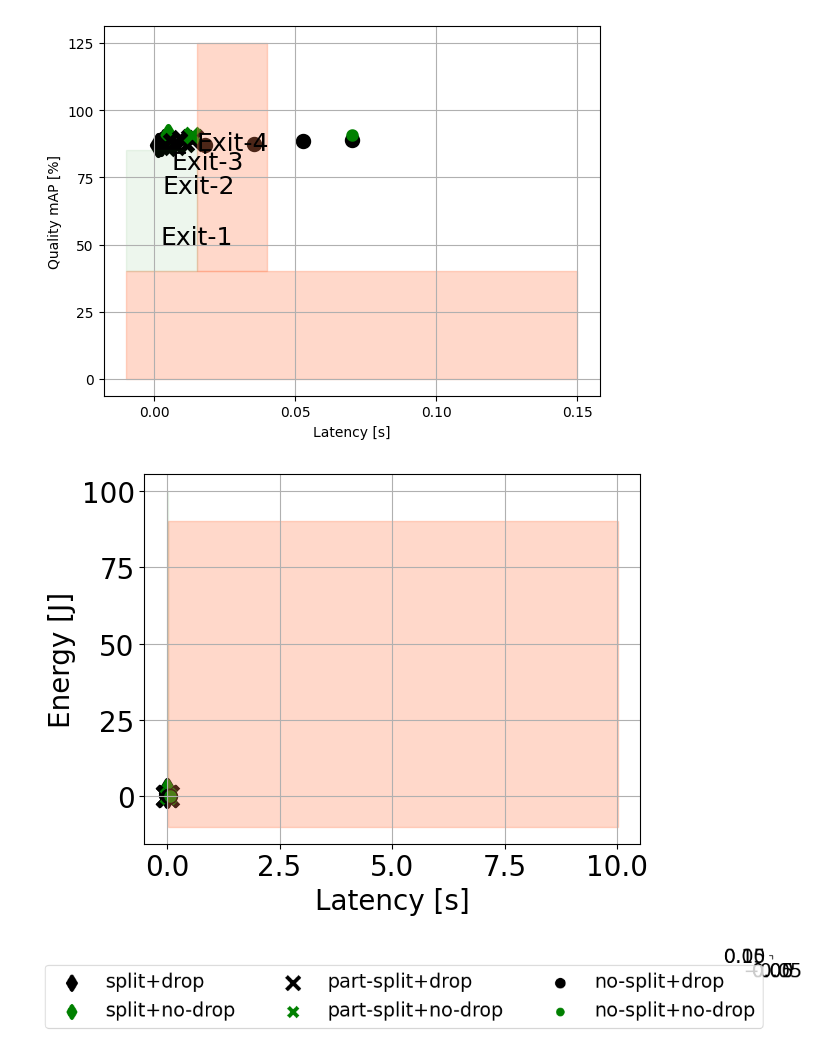
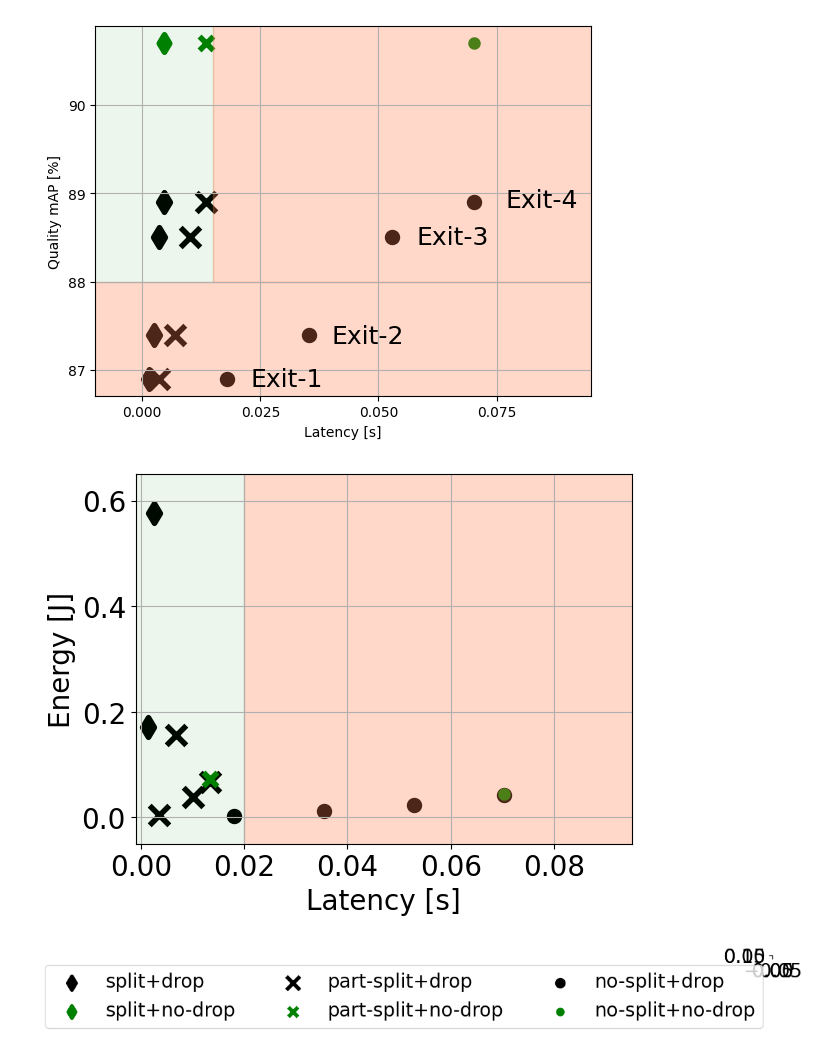
Before and after one commit to chetna-iitd/chiplet_scheduling, a Jupyter notebook: results_LGVit_HW1.ipynb, the cells around one changed output. Saved outputs shown, nothing was run; the diff lists cells and outputs as text; code cells hidden in the pictures.

```diff
--- a/results_LGVit_HW1.ipynb
+++ b/results_LGVit_HW1.ipynb
@@ -60,44 +60,44 @@ energy2_=np.array([23933557/50000])
 energy3_=np.array([31387.134/50000])
 acc=np.array([90.7])
 
 
 fig, ax=plt.subplots()
+plt.scatter(xpoints_1, ypoints_accx, s=200, marker='x', color='k', linewidth=4)
+plt.scatter(latency1, acc, s=100, marker='x', color='g', linewidth=4)
 plt.scatter(xpoints_2, ypoints_accx, s=100, marker='d', color='k', linewidth=4)
 plt.scatter(latency2, acc, s=80, marker='d', color='g', linewidth=4)
-plt.scatter(xpoints_1, ypoints_accx, s=200, marker='x', color='k', linewidth=4)
-plt.scatter(latency1, acc, s=100, marker='x', color='g', linewidth=4)
 plt.scatter(xpoints_3, ypoints_accx, s=200, marker='.', color='k', linewidth=4)
 plt.scatter(latency3, acc, s=100, marker='.', color='g', linewidth=4)
 
-plt.text(200000000/100000000000, 50, 'Exit-1', fontsize = 18)
-plt.text(300000000/100000000000, 69, 'Exit-2', fontsize = 18)
-plt.text(600000000/100000000000, 78, 'Exit-3', fontsize = 18)
-plt.text(1500000000/100000000000, 85, 'Exit-4', fontsize = 18)
+plt.text(0.023, 86.82, 'Exit-1', fontsize = 18)
+plt.text(0.04, 87.3, 'Exit-2', fontsize = 18)
+plt.text(0.058, 88.43, 'Exit-3', fontsize = 18)
+plt.text(0.077, 88.84, 'Exit-4', fontsize = 18)
 plt.xlabel('Latency [s]')
 plt.ylabel('Quality mAP [%]')
 COLOR1 = 'black'
 plt.rcParams['text.color'] = COLOR1
 plt.rcParams['axes.labelcolor'] = COLOR1
 plt.rcParams['xtick.color'] = COLOR1
 plt.rcParams['ytick.color'] = COLOR1
 plt.rcParams['figure.facecolor'] = 'white'
 # plt.ylim(0,85)
-# plt.xlim(-10000000/100000000000,3000000000/100000000000)
-rect=plt.Rectangle(xy=(15000000000/1000000000000,40), width=25000000000/1000000000000, height=85, color='coral',alpha=0.3 )
-rect1=plt.Rectangle(xy=(-1000000000/100000000000,0), width=16000000000/100000000000, height=40, color='coral',alpha=0.3 )
-rect2=plt.Rectangle(xy=(-1000000000/100000000000,40), width=25000000000/1000000000000, height=45, color='green',alpha=0.07 )
+plt.xlim(-0.01, 0.095)
+rect=plt.Rectangle(xy=(15000000000/1000000000000,88), width=10, height=85, color='coral',alpha=0.3 )
+rect1=plt.Rectangle(xy=(-1000000000/100000000000,48), width=10, height=40, color='coral',alpha=0.3 )
+rect2=plt.Rectangle(xy=(-1000000000/100000000000,88), width=0.025, height=45, color='green',alpha=0.07 )
 ax.add_patch(rect)
 ax.add_patch(rect1)
 ax.add_patch(rect2)
 #plt.fill_between(range(len(s)), min(s), max(s), where=(s < 1.25) & (s > 0.75), alpha=0.5)
 #plt.legend(["split+drop" , "split+no-drop", "part-split+drop" , "part-split+no-drop","no-split+drop" , "no-split+no-drop"], ncol = 1 , bbox_to_anchor = (1.05 , 0.9), frameon=False)#loc = "lower right")
 plt.grid()
 plt.rcParams.update({'font.size': 20})
 plt.savefig('qual_lat_alex_hw1.pdf',bbox_inches='tight')
 plt.show()
 plt.close()
 # %% [output]
-[figure, old version]
+[figure, new version]
 # %%
 import matplotlib.pyplot as plt
 import numpy as np
@@ -118,11 +118,14 @@ plt.scatter(xpoints_1, energy1_all, s=200, marker='x', color='k', linewidth=4)
 plt.scatter(latency1, energy1, s=100, marker='x', color='g', linewidth=4)
 plt.scatter(xpoints_3, energy3_all, s=200, marker='.', color='k', linewidth=4)
 plt.scatter(latency3, energy3, s=100, marker='.', color='g', linewidth=4)
-rect=plt.Rectangle(xy=(0.015,-10), width=10, height=100, color='coral',alpha=0.3 )
+rect=plt.Rectangle(xy=(0.02,-10), width=10, height=100, color='coral',alpha=0.3 )
 ax.add_patch(rect)
-rect2=plt.Rectangle(xy=(-1000000/100000000000,-30000/10000000), width=0.015, height=100, color='green',alpha=0.07 )
+rect2=plt.Rectangle(xy=(-0.001,-1), width=0.021, height=100, color='green',alpha=0.07 )
 ax.add_patch(rect2)
-# plt.ylim(-30000/10000000,600000/10000000)
+plt.xlim(-0.001, 0.095)
+
+
+plt.ylim(-0.05,0.65)
 # plt.xlim(-20000000/100000000000,3000000000/100000000000)
 #plt.legend(["split+drop" , "split+no-drop", "part-split+drop" , "part-split+no-drop","no-split+drop" , "no-split+no-drop"], ncol = 3 , bbox_to_anchor = (.01 , 0.34), frameon=True)#loc = "lower right")
 plt.grid()
@@ -138,7 +141,7 @@ plt.savefig('energy_lat_alex_hw1.pdf',bbox_inches='tight')
 plt.show()
 plt.close()
 # %% [output]
-[figure, old version]
+[figure, new version]
 # %%
 import matplotlib.pyplot as plt1
 import numpy as np
```
Also changed, not shown: 6 other files.
